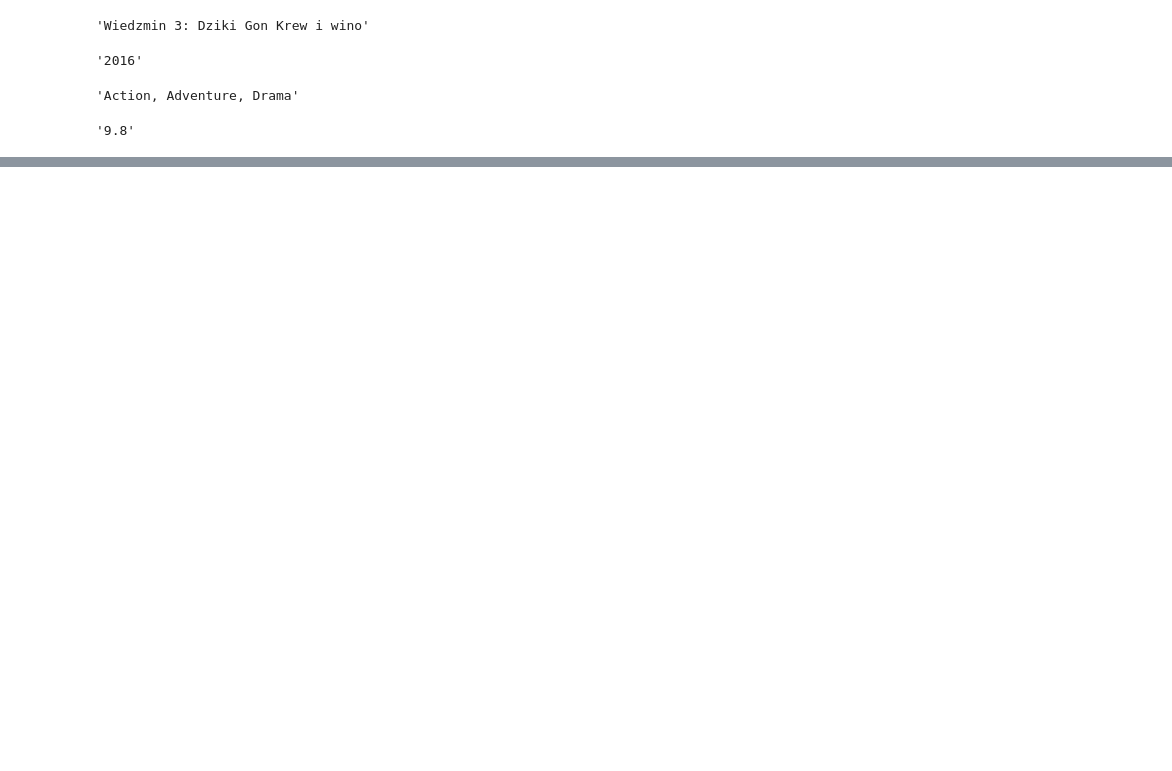
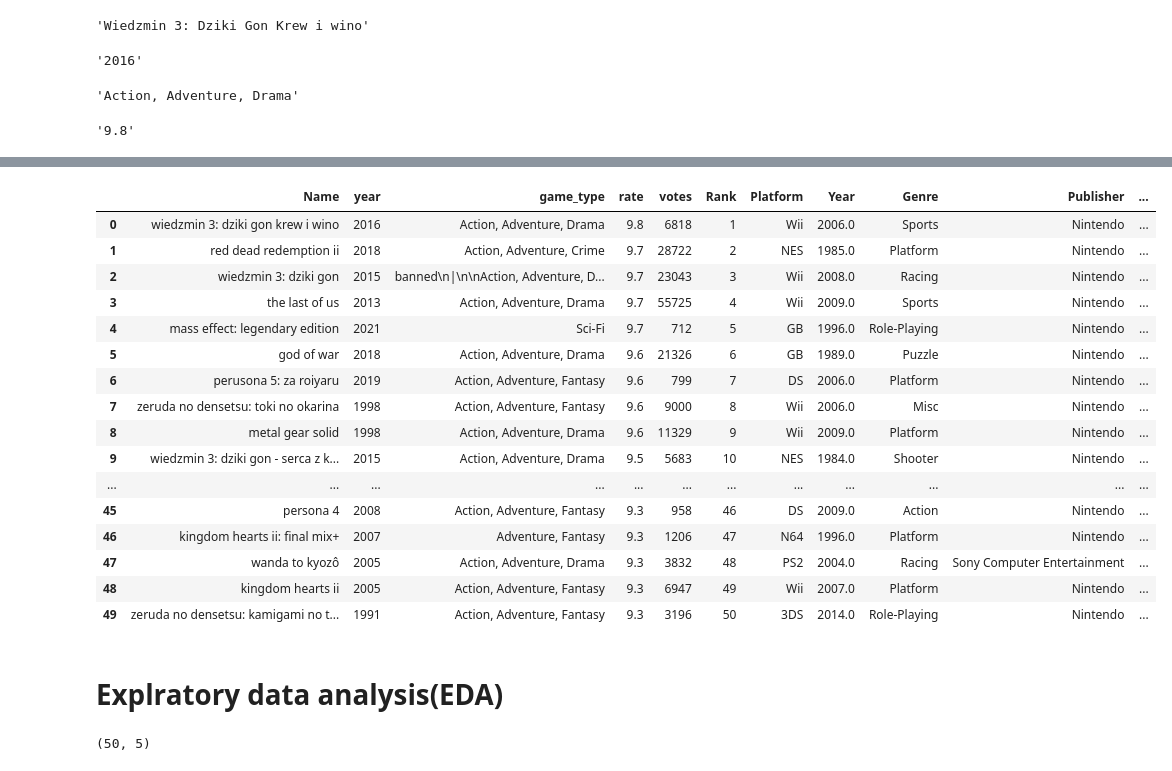
Before and after one commit to RazanAlzahrani1/VideoGames_Regression, a Jupyter notebook: VideoGamesWebscrabing .ipynb, the cells around one changed output, grey strips where cells are left out. Cells and saved outputs as stored; diff of their text form; code cells hidden in the pictures; blank space fills up the shorter version.

```diff
--- a/VideoGamesWebscrabing .ipynb
+++ b/VideoGamesWebscrabing .ipynb
@@ -245,0 +262,22 @@ Vgames
+# %%
+df3
+# %% [output]
+|  | Name | year | game_type | rate | votes | Rank | Platform | Year | Genre | Publisher | ... |
+| 0 | wiedzmin 3: dziki gon krew i wino | 2016 | Action, Adventure, Drama | 9.8 | 6818 | 1 | Wii | 2006.0 | Sports | Nintendo | ... |
+| 1 | red dead redemption ii | 2018 | Action, Adventure, Crime | 9.7 | 28722 | 2 | NES | 1985.0 | Platform | Nintendo | ... |
+| 2 | wiedzmin 3: dziki gon | 2015 | banned\n|\n\nAction, Adventure, D... | 9.7 | 23043 | 3 | Wii | 2008.0 | Racing | Nintendo | ... |
+| 3 | the last of us | 2013 | Action, Adventure, Drama | 9.7 | 55725 | 4 | Wii | 2009.0 | Sports | Nintendo | ... |
+| 4 | mass effect: legendary edition | 2021 | Sci-Fi | 9.7 | 712 | 5 | GB | 1996.0 | Role-Playing | Nintendo | ... |
+| 5 | god of war | 2018 | Action, Adventure, Drama | 9.6 | 21326 | 6 | GB | 1989.0 | Puzzle | Nintendo | ... |
+| 6 | perusona 5: za roiyaru | 2019 | Action, Adventure, Fantasy | 9.6 | 799 | 7 | DS | 2006.0 | Platform | Nintendo | ... |
+| 7 | zeruda no densetsu: toki no okarina | 1998 | Action, Adventure, Fantasy | 9.6 | 9000 | 8 | Wii | 2006.0 | Misc | Nintendo | ... |
+| 8 | metal gear solid | 1998 | Action, Adventure, Drama | 9.6 | 11329 | 9 | Wii | 2009.0 | Platform | Nintendo | ... |
+| 9 | wiedzmin 3: dziki gon - serca z k... | 2015 | Action, Adventure, Drama | 9.5 | 5683 | 10 | NES | 1984.0 | Shooter | Nintendo | ... |
+| ... | ... | ... | ... | ... | ... | ... | ... | ... | ... | ... | ... |
+| 45 | persona 4 | 2008 | Action, Adventure, Fantasy | 9.3 | 958 | 46 | DS | 2009.0 | Action | Nintendo | ... |
+| 46 | kingdom hearts ii: final mix+ | 2007 | Adventure, Fantasy | 9.3 | 1206 | 47 | N64 | 1996.0 | Platform | Nintendo | ... |
+| 47 | wanda to kyozô | 2005 | Action, Adventure, Drama | 9.3 | 3832 | 48 | PS2 | 2004.0 | Racing | Sony Computer Entertainment | ... |
+| 48 | kingdom hearts ii | 2005 | Action, Adventure, Fantasy | 9.3 | 6947 | 49 | Wii | 2007.0 | Platform | Nintendo | ... |
+| 49 | zeruda no densetsu: kamigami no t... | 1991 | Action, Adventure, Fantasy | 9.3 | 3196 | 50 | 3DS | 2014.0 | Role-Playing | Nintendo | ... |
+# %% [markdown]
+# <a name=EDA>Explratory data analysis(EDA)</a>
@@ -245,0 +287,4 @@ Vgames
+# %%
+df.shape
+# %% [output]
+(50, 5)
```
Also changed, not shown: parts of 36 cells of this notebook.
